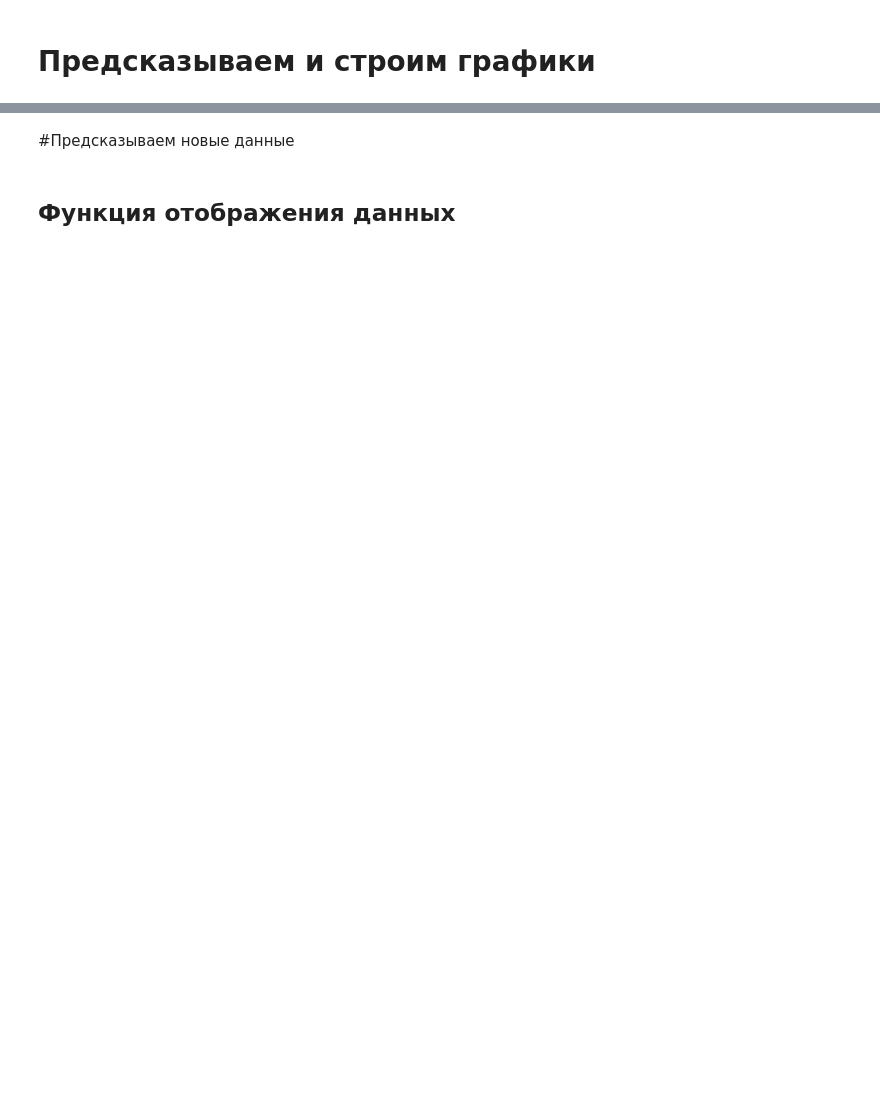
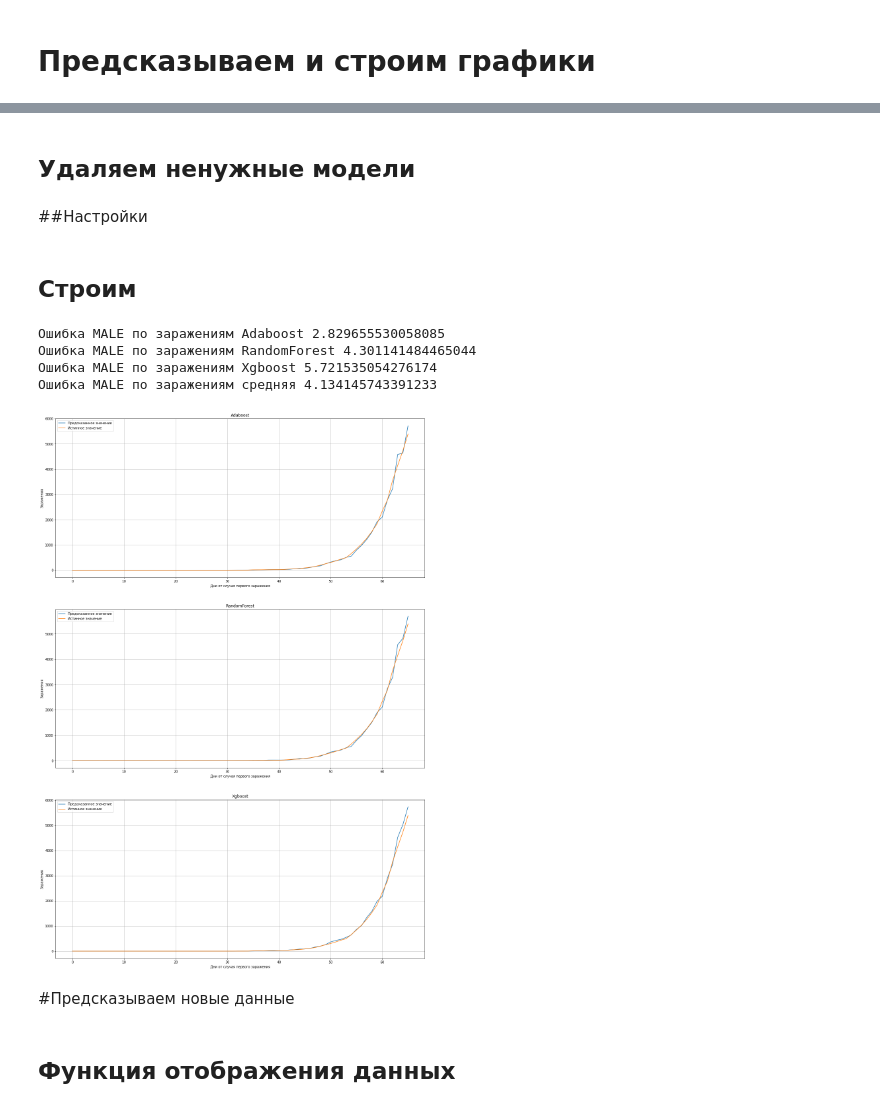
Before and after one commit to vlomme/sberbank-covid19-forecast-2020, a Jupyter notebook: covid_simple.ipynb, the cells around one changed output, grey strips where cells are left out. Saved outputs shown, nothing was run; the diff lists cells and outputs as text; code cells hidden in the pictures; blank space fills up the shorter version.

```diff
--- a/covid_simple.ipynb
+++ b/covid_simple.ipynb
@@ -423,0 +334,12 @@ plot_pred(modelXGB_Death,data_France,False,True)
+# %%
+treeDepth = 10
+mdl = tree.DecisionTreeRegressor(max_depth=treeDepth)
+param_grid = {
+    'n_estimators': [100, 250, 500],
+    'learning_rate': [0.1, 0.01, 0.001]
+                }
+regrMdl = ensemble.AdaBoostRegressor(base_estimator=mdl)
+model_Confirmed["Adaboost"] = model_selection.RandomizedSearchCV(estimator = regrMdl, param_distributions = param_grid, n_iter = 100,
+                                         cv = 3, verbose=0, random_state=42, n_jobs = -1).fit(train_data, train_labels)
+model_Death["Adaboost"] = model_selection.RandomizedSearchCV(estimator = regrMdl, param_distributions = param_grid, n_iter = 100,
+                                         cv = 3, verbose=0, random_state=42, n_jobs = -1).fit(train_data, train_death)
@@ -423,0 +348,3 @@ plot_pred(modelXGB_Death,data_France,False,True)
+# %%
+model_Confirmed["RandomForest"]  = ensemble.RandomForestRegressor(n_estimators=2000, max_depth=30).fit(train_data, train_labels)
+model_Death["RandomForest"] = ensemble.RandomForestRegressor(n_estimators=2000, max_depth=30).fit(train_data, train_death)
@@ -423,0 +353,3 @@ plot_pred(modelXGB_Death,data_France,False,True)
+# %%
+model_Confirmed["Xgboost"] = xgb.XGBRegressor(objective ='reg:squarederror',n_estimators=10000).fit(train_data, train_labels)
+model_Death["Xgboost"] = xgb.XGBRegressor(objective ='reg:squarederror',n_estimators=10000).fit(train_data, train_death)
@@ -423,0 +363,2 @@ plot_pred(modelXGB_Death,data_France,False,True)
+# %% [markdown]
+## Удаляем ненужные модели
@@ -424,3 +368,32 @@ plot_pred(modelXGB_Death,data_France,False,True)
+# %% [markdown]
+##Настройки
+# %%
+# Данные new_data - новые с дня Х,
+# data_Russia - Данные по России
+# data_Korea  - Данные по Франции
+data_pred = data_Russia
+
+# Тип графика 0 - без графика
+# 1 - plot
+# 2 - scatter
+plot_type = 1
+
+#Строим для заражений, или смертей
+death_bool = False
+if death_bool:
+  model = model_Death
+else:
+  model = model_Confirmed
+# %% [markdown]
+## Строим
+# %%
+pred_score(model, data_pred, death_bool, plot_type)
+# %% [output]
+Ошибка MALE по заражениям Adaboost 2.829655530058085
+Ошибка MALE по заражениям RandomForest 4.301141484465044
+Ошибка MALE по заражениям Xgboost 5.721535054276174
+Ошибка MALE по заражениям средняя 4.134145743391233
+[figure, added]
 # %% [markdown]
 #Предсказываем новые данные
 # %%
```
Also changed, not shown: parts of 73 cells of this notebook, 1 other file.
